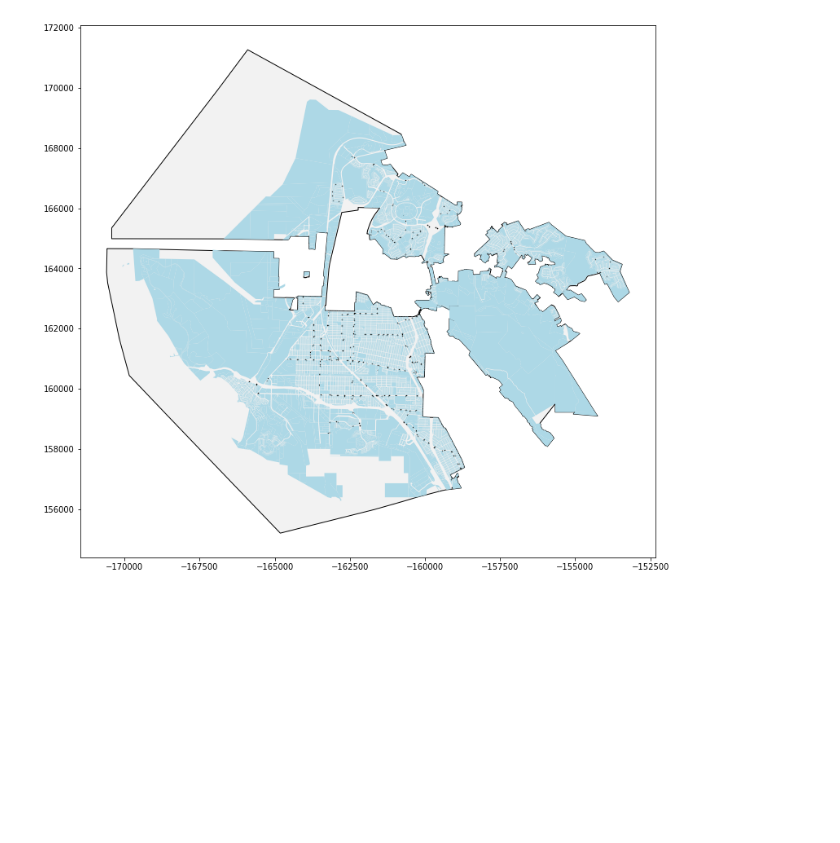
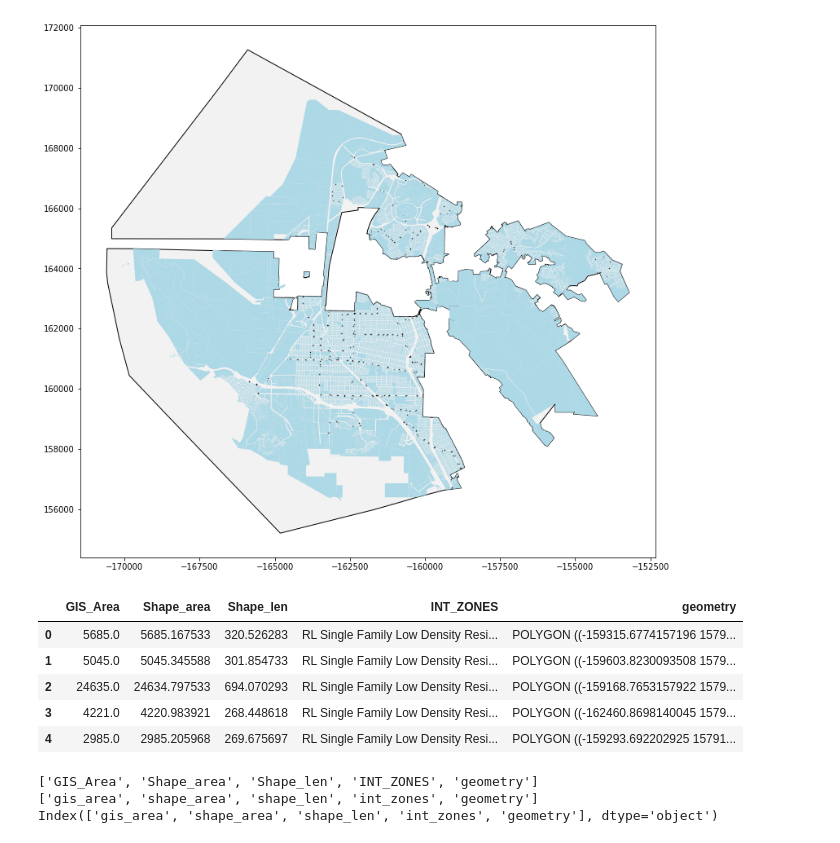
Before and after one commit to bazini627/map674-module-07, a Jupyter notebook: richmond_parcels_bus_stops.ipynb, the cells around one changed output. Drawn from its saved outputs; the diff is of its cells as text; code cells hidden in the pictures; blank space fills up the shorter version.

```diff
--- a/richmond_parcels_bus_stops.ipynb
+++ b/richmond_parcels_bus_stops.ipynb
@@ -68,3 +68,31 @@ parcels_eqdc.plot(ax=ax, color='#ADD8E6', zorder=2);
 CPU times: user 15 µs, sys: 0 ns, total: 15 µs
 Wall time: 11 µs
 [figure]
+# %%
+parcels_eqdc.head()
+# %% [output]
+|  | GIS_Area | Shape_area | Shape_len | INT_ZONES | geometry |
+| 0 | 5685.0 | 5685.167533 | 320.526283 | RL Single Family Low Density Resi... | POLYGON ((-159315.6774157196 1579... |
+| 1 | 5045.0 | 5045.345588 | 301.854733 | RL Single Family Low Density Resi... | POLYGON ((-159603.8230093508 1579... |
+| 2 | 24635.0 | 24634.797533 | 694.070293 | RL Single Family Low Density Resi... | POLYGON ((-159168.7653157922 1579... |
+| 3 | 4221.0 | 4220.983921 | 268.448618 | RL Single Family Low Density Resi... | POLYGON ((-162460.8698140045 1579... |
+| 4 | 2985.0 | 2985.205968 | 269.675697 | RL Single Family Low Density Resi... | POLYGON ((-159293.692202925 15791... |
+# %%
+# Going to work with parcel data and pull out residential parcels >5k ft2
+# Change headers to lowercase by adding them to a list
+# Convert headers in df1 to a list to work with them
+col_names_parcels_eqdc = list(parcels_eqdc.columns)
+print(col_names_parcels_eqdc)
+
+# Iterate over the list and change to lowercase
+#  Make the header lower case with list comprehension
+col_names_parcels_eqdc = [i.lower() for i in col_names_parcels_eqdc]
+print(col_names_parcels_eqdc)
+
+# Assign columns back to the DataFrame
+parcels_eqdc.columns = col_names_parcels_eqdc
+print(parcels_eqdc.columns)
+# %% [output]
+['GIS_Area', 'Shape_area', 'Shape_len', 'INT_ZONES', 'geometry']
+['gis_area', 'shape_area', 'shape_len', 'int_zones', 'geometry']
+Index(['gis_area', 'shape_area', 'shape_len', 'int_zones', 'geometry'], dtype='object')
```
Also changed, not shown: parts of 4 cells of this notebook.
